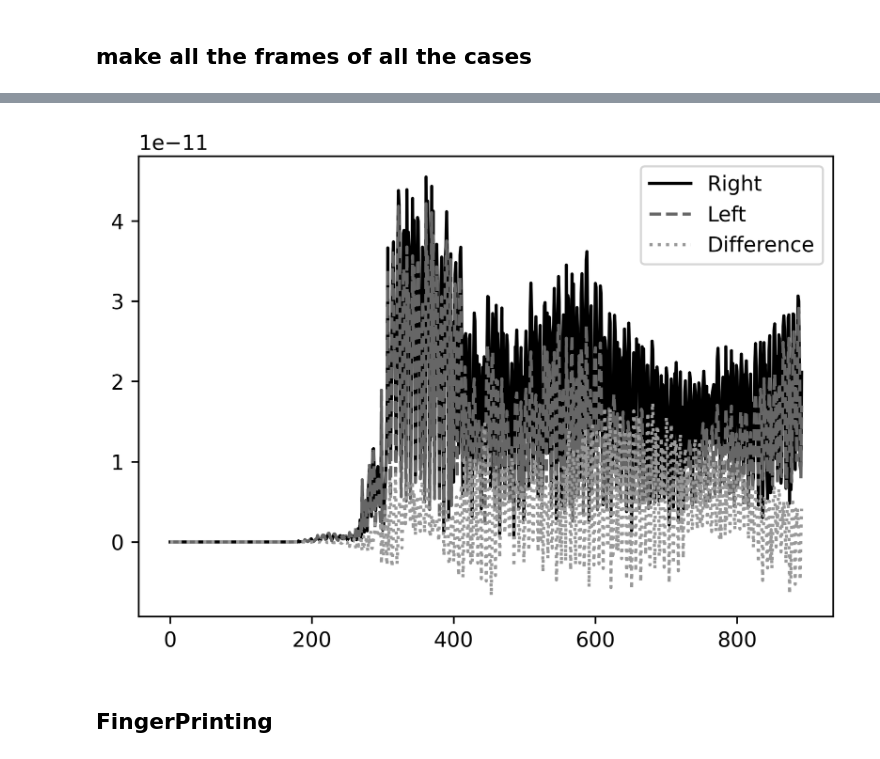
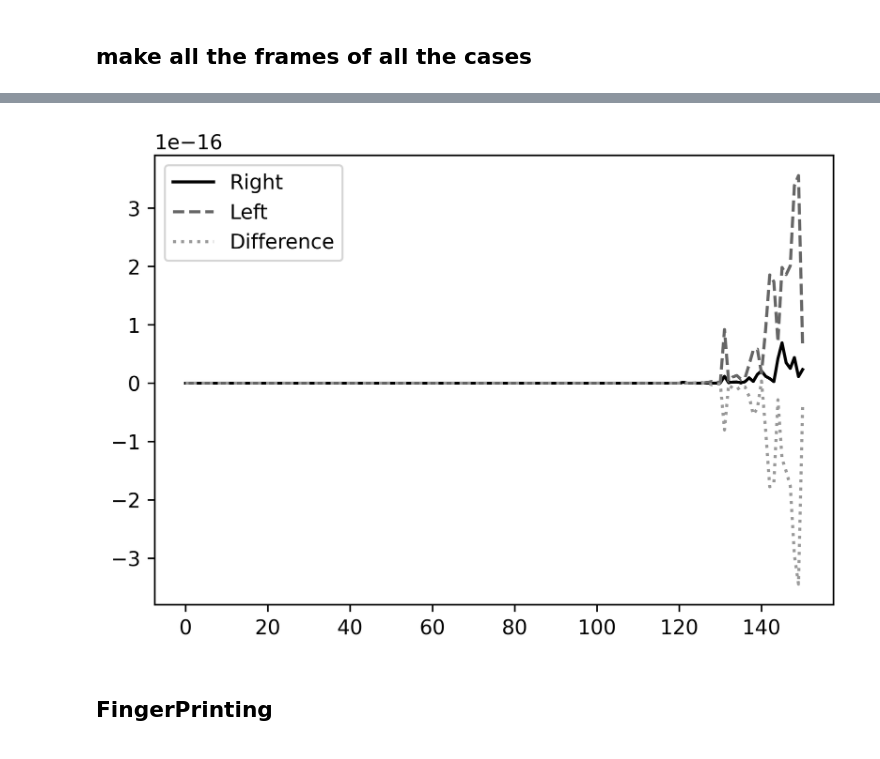
Before and after one commit to danchendrickson/3D_EFIT, a Jupyter notebook: MakeFingerPrintsFromPickles.ipynb, the cells around one changed output, grey strips where cells are left out. Saved outputs shown, nothing was run; the diff lists cells and outputs as text; code cells hidden in the pictures.

```diff
--- a/MakeFingerPrintsFromPickles.ipynb
+++ b/MakeFingerPrintsFromPickles.ipynb
@@ -167,5 +152,7 @@ fileNames
+# %%
+fileIndex = 7
 # %%
-Data = getPreStrippedData(fileNames[4])
+Data = getPreStrippedData(fileNames[fileIndex])
 # %%
 Data.shape
 # %% [output]
@@ -182,0 +178,2 @@ v = np.linspace(EMin, EMax, 30, endpoint=True)[0:20]
+# %%
+row = 14
@@ -183,12 +201,18 @@ v = np.linspace(EMin, EMax, 30, endpoint=True)[0:20]
+# %%
+CS = 17
+CE = 27
+
+CS=11
+CE=18
 # %%
 fig = plt.figure(figsize=(6,4),dpi=600)
-plt.plot(Data[19,20,:],label='Right')
-plt.plot(Data[27,20,:],label='Left')
-plt.plot(Data[19,20,:]-Data[27,20,:], label='Difference')
+plt.plot(Data[CS,row,:],label='Right')
+plt.plot(Data[CE,row,:],label='Left')
+plt.plot(Data[CS,row,:]-Data[CE,row], label='Difference')
 plt.legend()
 plt.show()
 # %% [output]
-[figure, old version]
+[figure, new version]
 # %% [markdown]
 ## FingerPrinting
 # %%
```
Also changed, not shown: parts of 20 cells of this notebook, 8 other files.
